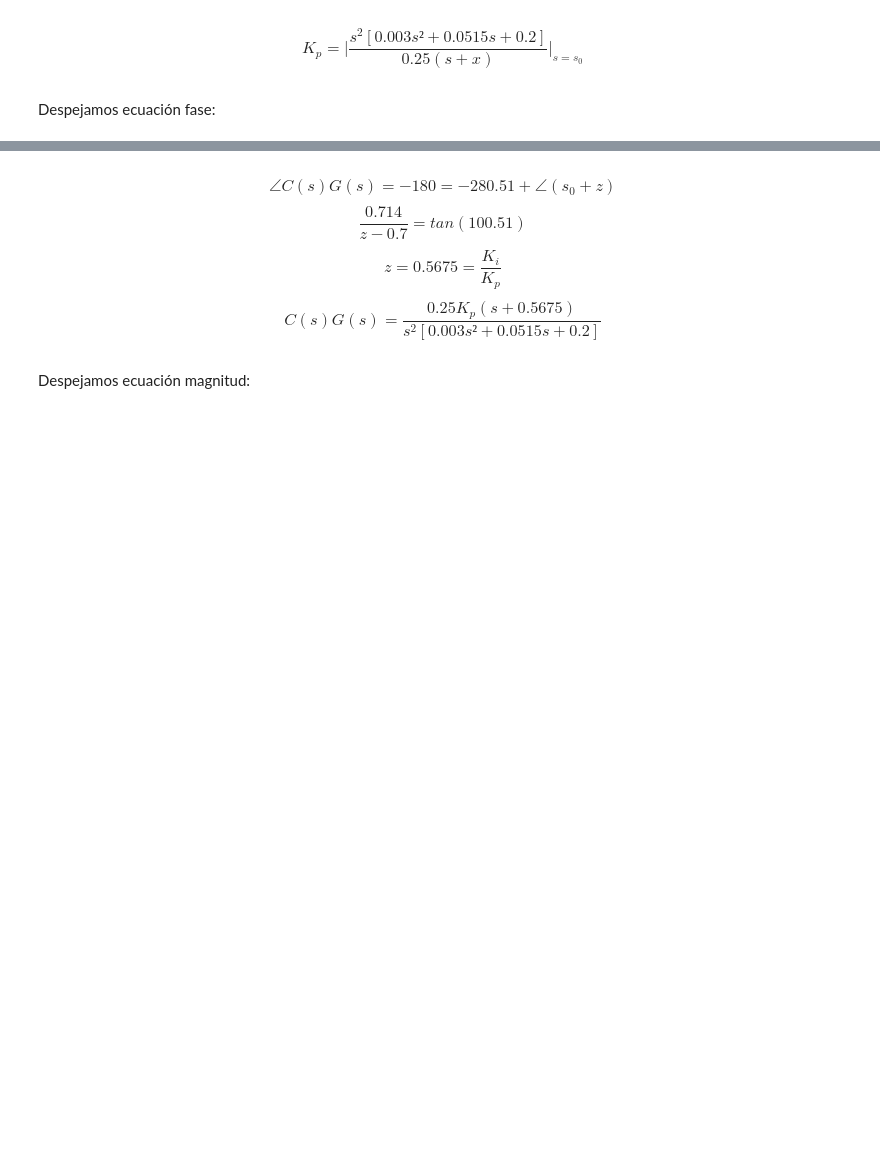
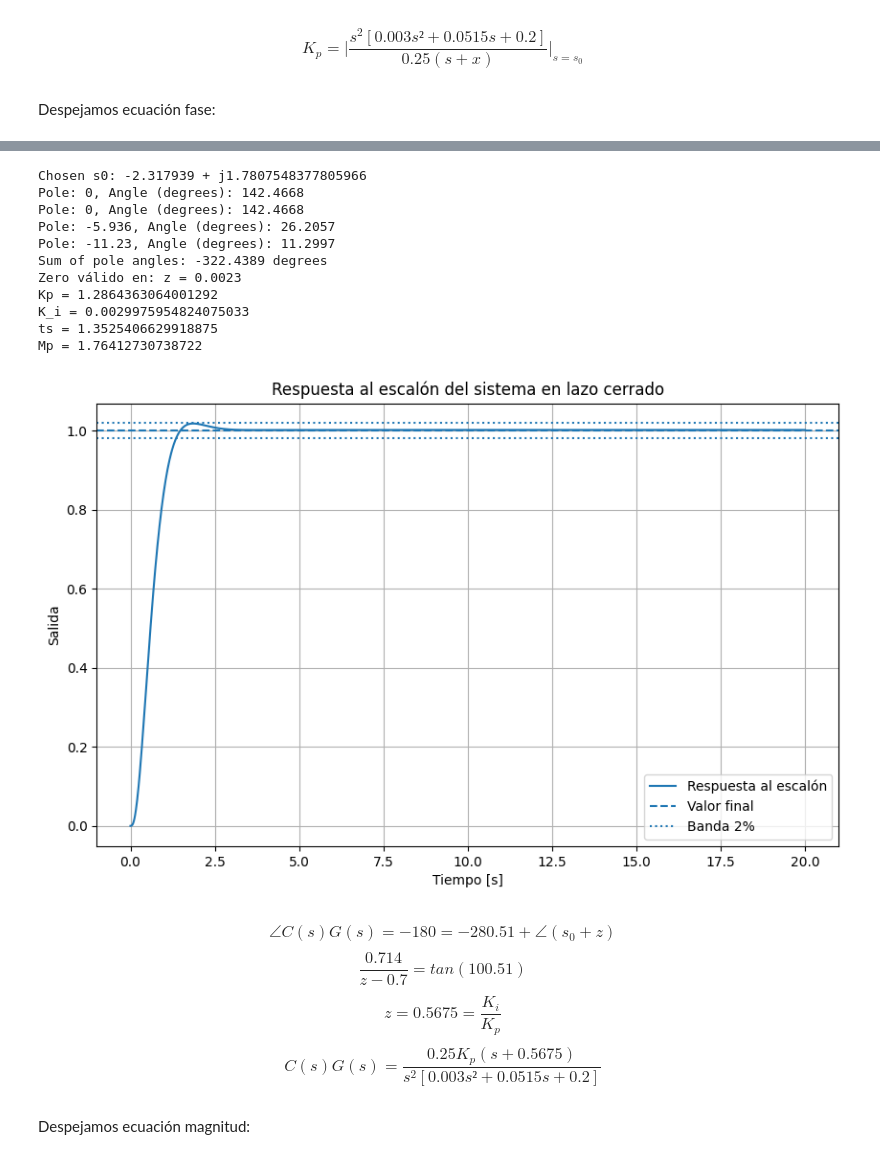
Before and after one commit to LucioLuque/Control-TP1, a Jupyter notebook: Ejercicio1.ipynb, the cells around one changed output, grey strips where cells are left out. Drawn from its saved outputs; the diff is of its cells as text; code cells hidden in the pictures; blank space fills up the shorter version.

```diff
--- a/Ejercicio1.ipynb
+++ b/Ejercicio1.ipynb
@@ -555,3 +440,22 @@ Mp = 12.997791209069831
+# %%
+zeta = 0.793
+wn = 2.923
+poles = [0, 0, -5.936, -11.23]
+
+z, Kp = search_pi(zeta, wn, poles)
+# %% [output]
+Chosen s0: -2.317939 + j1.7807548377805966
+Pole: 0, Angle (degrees): 142.4668
+Pole: 0, Angle (degrees): 142.4668
+Pole: -5.936, Angle (degrees): 26.2057
+Pole: -11.23, Angle (degrees): 11.2997
+Sum of pole angles: -322.4389 degrees
+Zero válido en: z = 0.0023
+Kp = 1.2864363064001292
+K_i = 0.0029975954824075033
+ts = 1.3525406629918875
+Mp = 1.76412730738722
+[figure, added]
 # %%
 # import math
 
```
Also changed, not shown: parts of 20 cells of this notebook, 1 other file.
